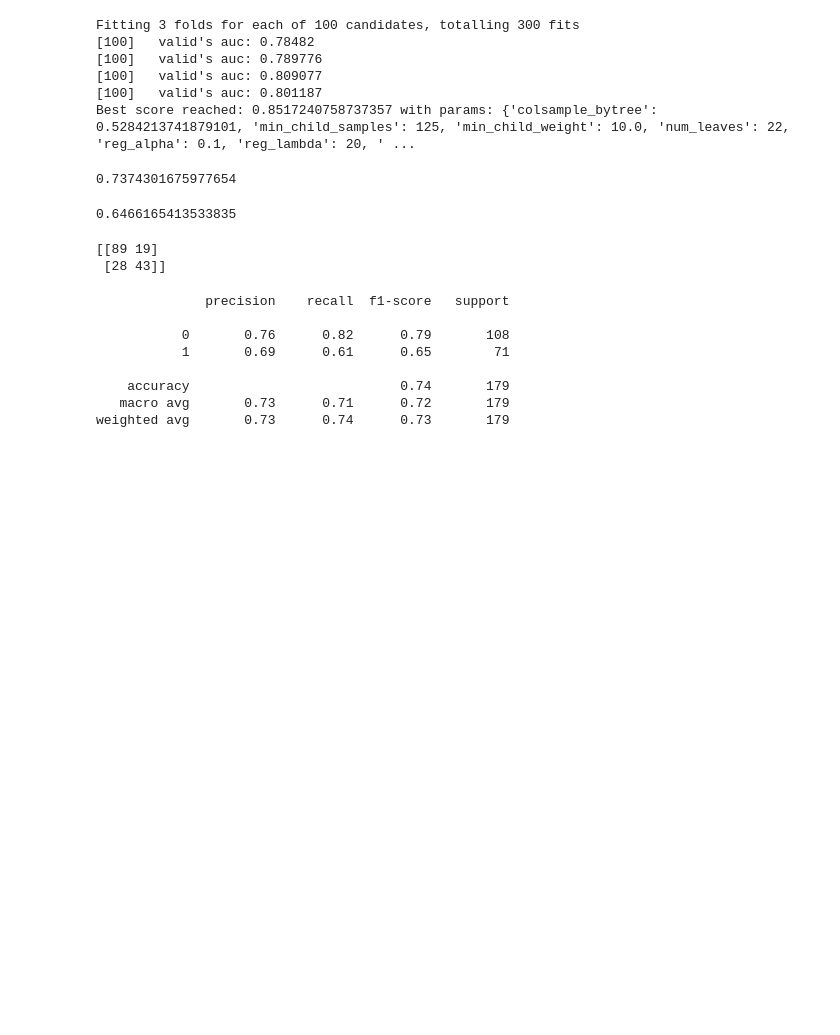
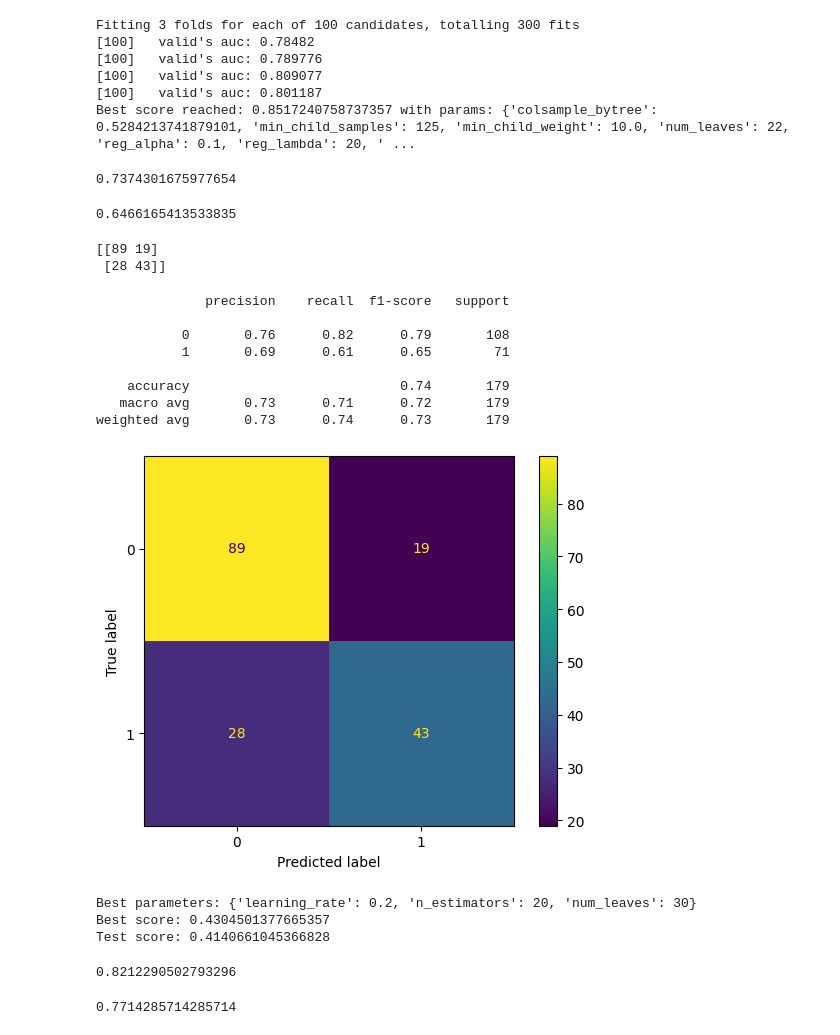
Before and after one commit to Harshalshirote2002/Tree_learning, a Jupyter notebook: lightgbm.ipynb, the cells around one changed output. Cells and saved outputs as stored; diff of their text form; code cells hidden in the pictures; blank space fills up the shorter version.

```diff
--- a/lightgbm.ipynb
+++ b/lightgbm.ipynb
@@ -135,3 +136,43 @@ print(classification_report(y_test, best_model.predict(X_test)))
     accuracy                           0.74       179
    macro avg       0.73      0.71      0.72       179
 weighted avg       0.73      0.74      0.73       179
+# %%
+cm = confusion_matrix(y_test, best_model.predict(X_test), labels=best_model.classes_)
+disp = ConfusionMatrixDisplay(confusion_matrix=cm, display_labels=best_model.classes_)
+disp.plot()
+plt.show()
+# %% [output]
+[figure, added]
+# %%
+model = lgb.LGBMRegressor()
+
+# Define the hyperparameters to tune
+param_grid = {
+    'num_leaves': [20, 30, 40],
+    'learning_rate': [0.05, 0.1, 0.2],
+    'n_estimators': [20, 50, 100]
+}
+
+# Perform grid search with cross-validation
+grid_search = GridSearchCV(estimator=model, param_grid=param_grid, cv=5)
+grid_search.fit(X_train, y_train)
+
+# Get the best parameters and the best score
+best_params = grid_search.best_params_
+best_score = grid_search.best_score_
+
+# Train a new model with the best parameters
+best_model = lgb.LGBMRegressor(**best_params)
+best_model.fit(X_train, y_train)
+
+# Evaluate the model on the test set
+test_score = best_model.score(X_test, y_test)
+
+# Print the results
+print("Best parameters:", best_params)
+print("Best score:", best_score)
+print("Test score:", test_score)
+# %% [output]
+Best parameters: {'learning_rate': 0.2, 'n_estimators': 20, 'num_leaves': 30}
+Best score: 0.4304501377665357
+Test score: 0.4140661045366828
@@ -137,0 +181,8 @@ weighted avg       0.73      0.74      0.73       179
+# %%
+accuracy_score(y_test, binary_predictions)
+# %% [output]
+0.8212290502793296
+# %%
+f1_score(y_test, binary_predictions)
+# %% [output]
+0.7714285714285714
```
Also changed, not shown: parts of 17 cells of this notebook, 7 other files.
